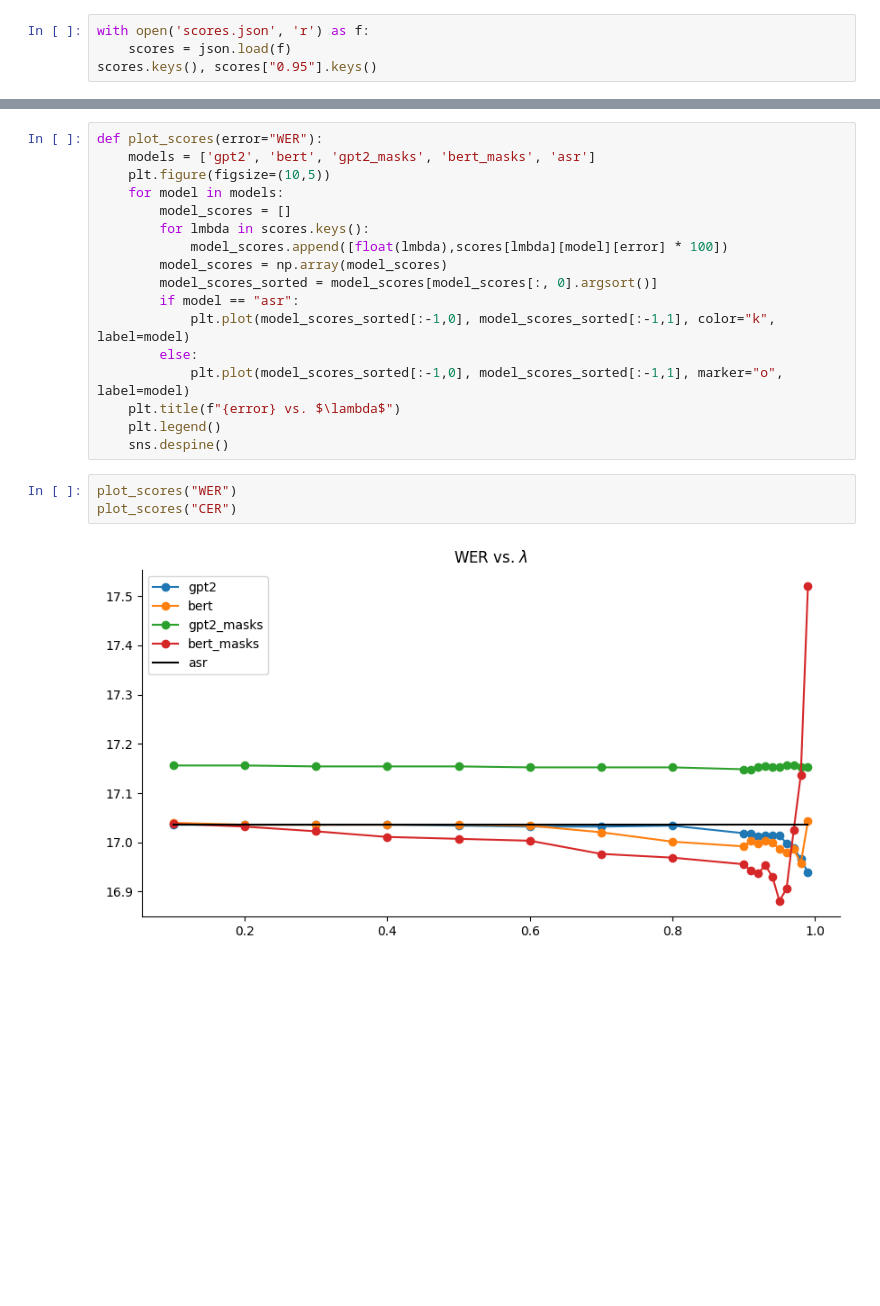
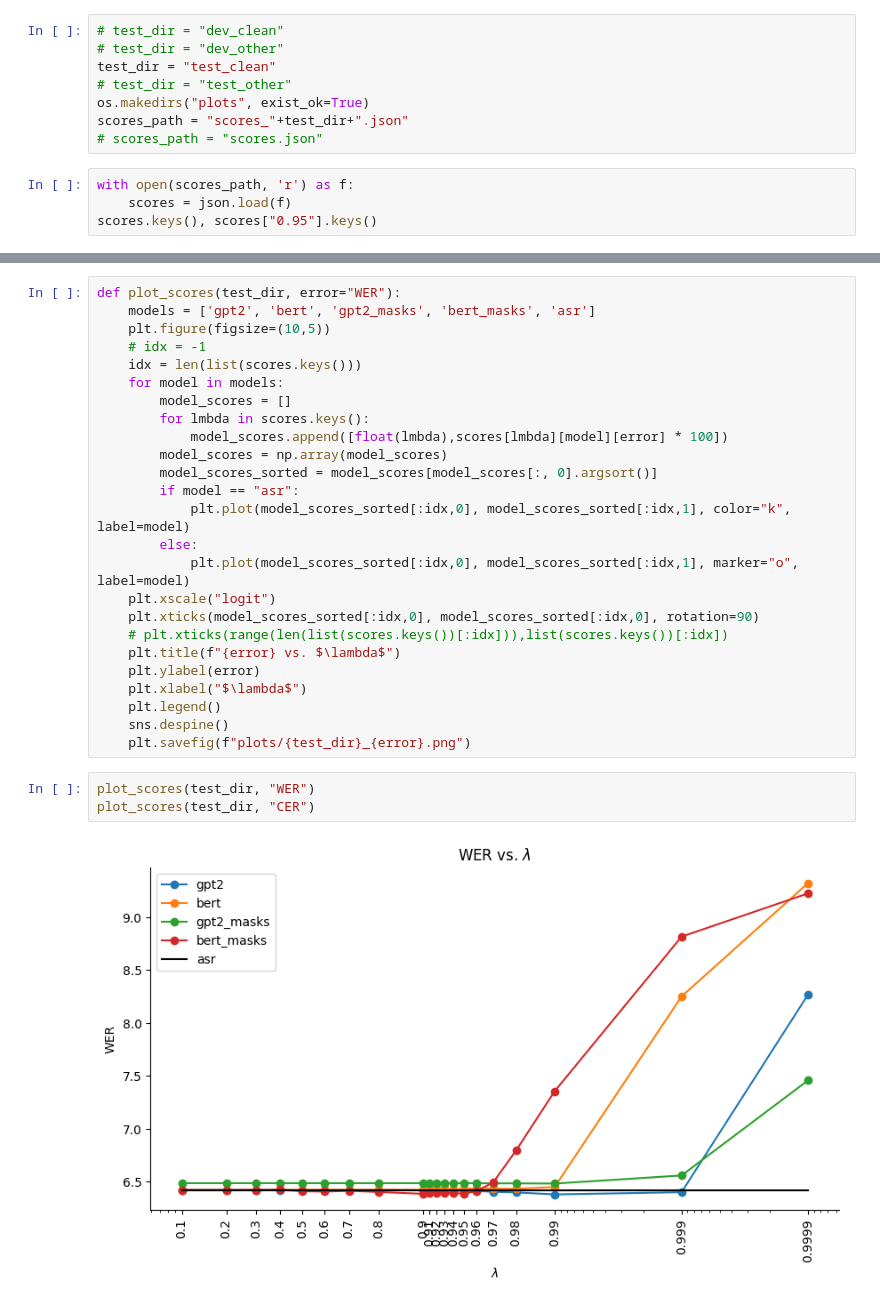
Before and after one commit to saagar-parikh/ASR_LLM_Rescoring, a Jupyter notebook: display_scores.ipynb, the cells around one changed output, grey strips where cells are left out. Drawn from its saved outputs; the diff is of its cells as text; blank space fills up the shorter version.

Commit message:
add plots for error vs lambda

```diff
--- a/display_scores.ipynb
+++ b/display_scores.ipynb
@@ -6,5 +7,13 @@ import seaborn as sns
+# %%
+# test_dir = "dev_clean"
+# test_dir = "dev_other"
+test_dir = "test_clean"
+# test_dir = "test_other"
+os.makedirs("plots", exist_ok=True)
+scores_path = "scores_"+test_dir+".json"
+# scores_path = "scores.json"
 # %%
-with open('scores.json', 'r') as f:
+with open(scores_path, 'r') as f:
     scores = json.load(f)
 scores.keys(), scores["0.95"].keys()
 # %% [output]
@@ -12,8 +21,10 @@ scores.keys(), scores["0.95"].keys()
  dict_keys(['gpt2', 'bert', 'gpt2_masks', 'bert_masks', 'asr']))
 # %%
-def plot_scores(error="WER"):
+def plot_scores(test_dir, error="WER"):
     models = ['gpt2', 'bert', 'gpt2_masks', 'bert_masks', 'asr']
     plt.figure(figsize=(10,5))
+    # idx = -1
+    idx = len(list(scores.keys()))
     for model in models:
         model_scores = []
         for lmbda in scores.keys():
@@ -21,14 +32,20 @@ def plot_scores(error="WER"):
         model_scores = np.array(model_scores)
         model_scores_sorted = model_scores[model_scores[:, 0].argsort()]
         if model == "asr":
-            plt.plot(model_scores_sorted[:-1,0], model_scores_sorted[:-1,1], color="k", label=model)
+            plt.plot(model_scores_sorted[:idx,0], model_scores_sorted[:idx,1], color="k", label=model)
         else:
-            plt.plot(model_scores_sorted[:-1,0], model_scores_sorted[:-1,1], marker="o", label=model)
+            plt.plot(model_scores_sorted[:idx,0], model_scores_sorted[:idx,1], marker="o", label=model)
+    plt.xscale("logit")
+    plt.xticks(model_scores_sorted[:idx,0], model_scores_sorted[:idx,0], rotation=90)
+    # plt.xticks(range(len(list(scores.keys())[:idx])),list(scores.keys())[:idx])
     plt.title(f"{error} vs. $\lambda$")
+    plt.ylabel(error)
+    plt.xlabel("$\lambda$")
     plt.legend()
     sns.despine()
+    plt.savefig(f"plots/{test_dir}_{error}.png")
 # %%
-plot_scores("WER")
-plot_scores("CER")
+plot_scores(test_dir, "WER")
+plot_scores(test_dir, "CER")
 # %% [output]
-[figure, old version]
+[figure, new version]
```
Also changed, not shown: parts of 3 cells of this notebook, 8 other files.
